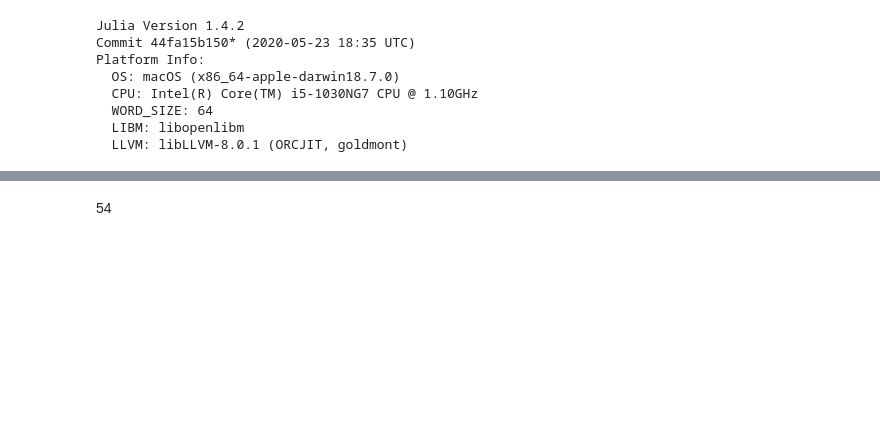
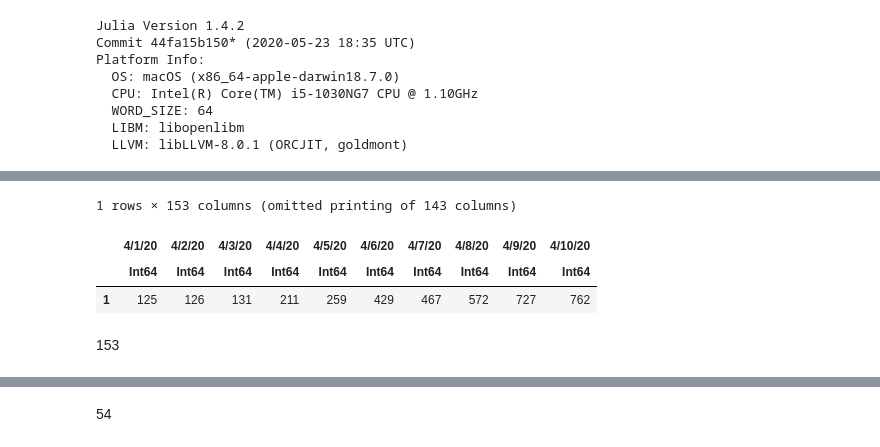
Before and after one commit to Diaga/Quarantine-Control-Estimation, a Jupyter notebook: Julia_COVID_TUKL.ipynb, the cells around one changed output, grey strips where cells are left out. Drawn from its saved outputs; the diff is of its cells as text; code cells hidden in the pictures; blank space fills up the shorter version.

Commit message:
Update China localisation to Pakistan

```diff
--- a/Julia_COVID_TUKL.ipynb
+++ b/Julia_COVID_TUKL.ipynb
@@ -75,0 +155,32 @@ Let's upload the cleaned data file to COLAB.
+# %%
+COUNTRY = "Pakistan"
+
+REGEX = r"^[4 5 6 7 8]/";
+# %%
+CONFIRMED_DF = CONFIRMED_DF[CONFIRMED_DF."Country/Region" .== COUNTRY, :]
+CONFIRMED_DF = CONFIRMED_DF[!, REGEX]
+
+DEATHS_DF = DEATHS_DF[DEATHS_DF."Country/Region" .== COUNTRY, :]
+DEATHS_DF = DEATHS_DF[!, REGEX]
+
+RECOVERED_DF = RECOVERED_DF[RECOVERED_DF."Country/Region" .== COUNTRY, :]
+RECOVERED_DF = RECOVERED_DF[!, REGEX]
+# %% [output]
+1 rows × 153 columns (omitted printing of 143 columns)
+|  | 4/1/20 | 4/2/20 | 4/3/20 | 4/4/20 | 4/5/20 | 4/6/20 | 4/7/20 | 4/8/20 | 4/9/20 | 4/10/20 |
+|  | Int64 | Int64 | Int64 | Int64 | Int64 | Int64 | Int64 | Int64 | Int64 | Int64 |
+| 1 | 125 | 126 | 131 | 211 | 259 | 429 | 467 | 572 | 727 | 762 |
+# %%
+Confirmed = sum.(eachcol(CONFIRMED_DF))'
+Dead = sum.(eachcol(DEATHS_DF))'
+Recovered = sum.(eachcol(RECOVERED_DF))'
+
+# At any time point, confirmed people are sum of Infected, Recovered & Dead cases.
+Infected = Confirmed - Recovered - Dead
+
+# Confirming that the data is in confirmed shape
+@assert length(Dead) == length(Confirmed) == length(Recovered)
+
+data_length = length(Confirmed)
+# %% [output]
+153
```
Also changed, not shown: parts of 43 cells of this notebook, 1 other file.
